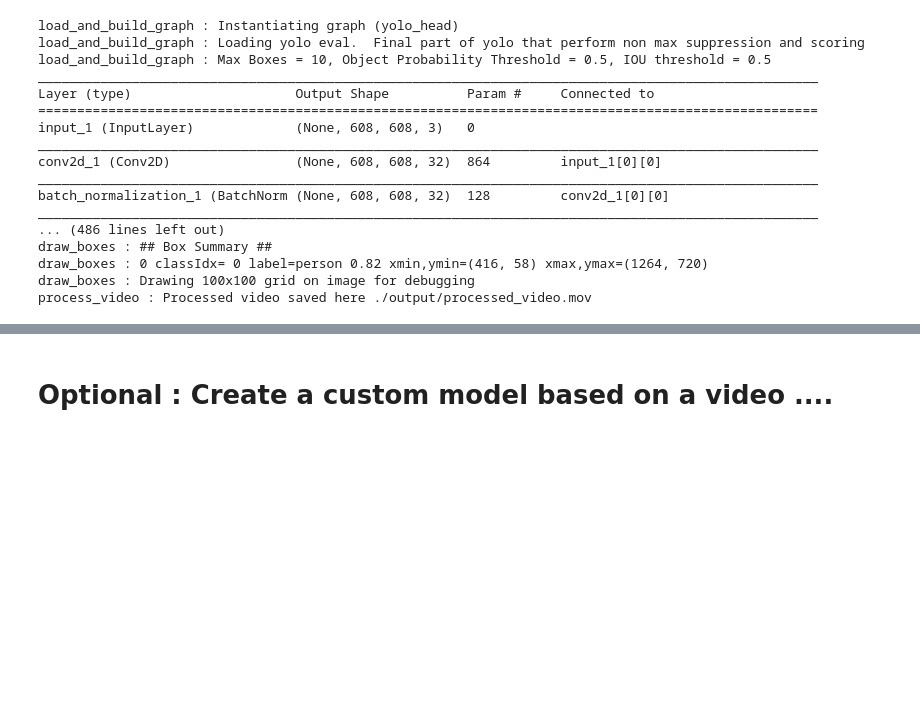
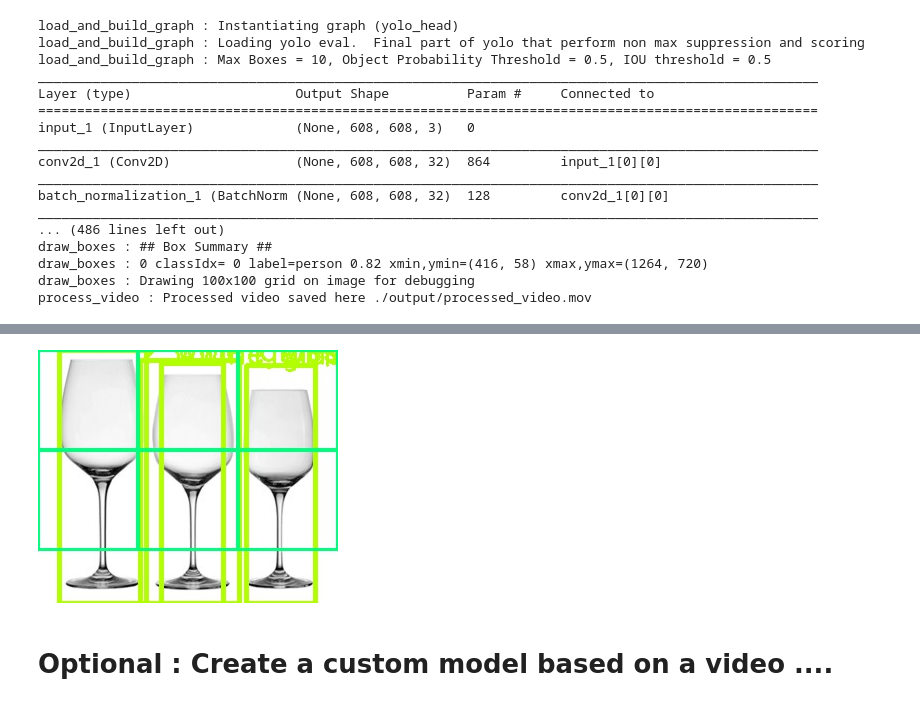
Before and after one commit to dustinvanstee/mldl-101, a Jupyter notebook: lab4-yolo-keras/YoloLab.ipynb, the cells around one changed output, grey strips where cells are left out. Cells and saved outputs as stored; diff of their text form; code cells hidden in the pictures; blank space fills up the shorter version.

```diff
--- a/lab4-yolo-keras/YoloLab.ipynb
+++ b/lab4-yolo-keras/YoloLab.ipynb
@@ -341,0 +404,15 @@ Here i selected 'wine glass' and googled wine glass images.  I just selected an
+# %%
+#### Change the code below ###
+input_image ="images/wine-glass-sizes.jpg"
+#### Dont change below this line ####
+
+
+output_file = "./images/optional_test.jpg"
+infer_image(input_image=input_image,
+            output_image=output_file,
+            score_threshold=0.15,
+            iou_threshold=0.7,
+            max_boxes=15,
+            audit_mode=True,
+            tfdbg=False,
+            mode="gold")
@@ -342,3 +439,7 @@ Here i selected 'wine glass' and googled wine glass images.  I just selected an
+# %%
+Image(output_file)
+# %% [output]
+[figure, added]
 # %% [markdown]
 # Optional : Create a custom model based on a video ....
 # %% [markdown]
```
Also changed, not shown: parts of 20 cells of this notebook, 3 other files.
